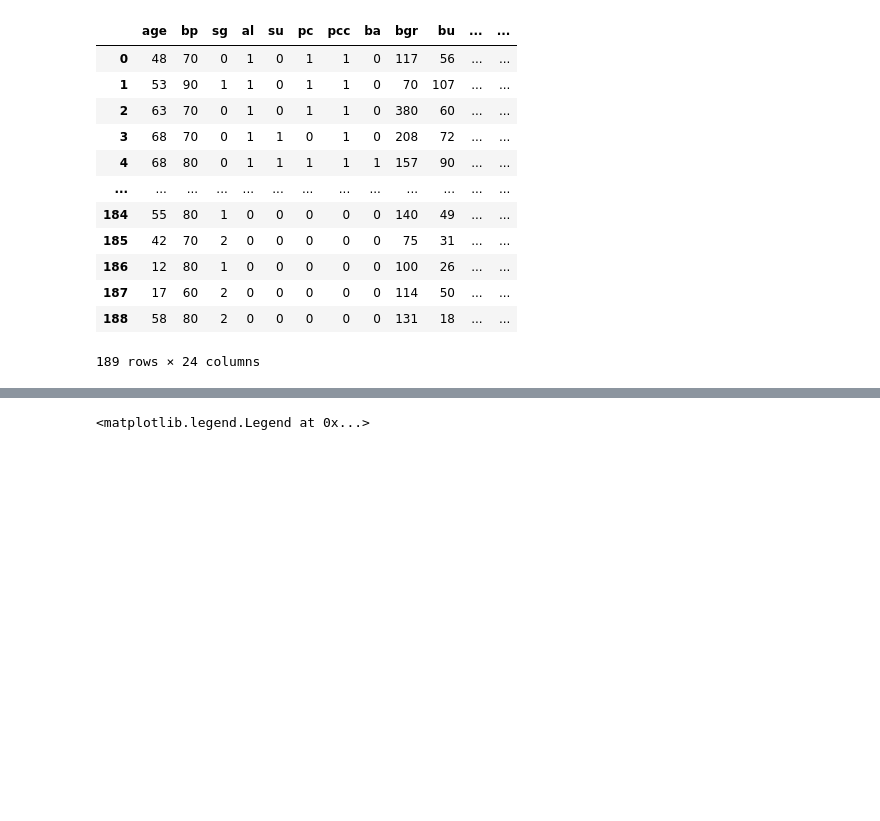
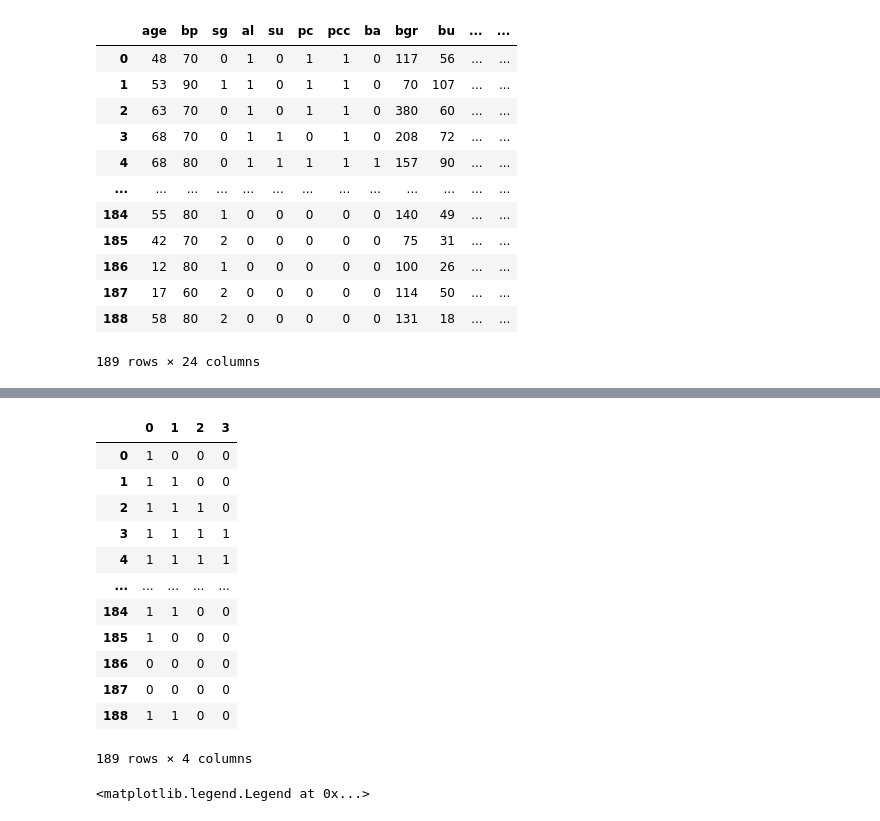
Before and after one commit to laurentlam/rodm_ensta, a Jupyter notebook: src/data_analysis.ipynb, the cells around one changed output, grey strips where cells are left out. Saved outputs shown, nothing was run; the diff lists cells and outputs as text; code cells hidden in the pictures; blank space fills up the shorter version.

```diff
--- a/src/data_analysis.ipynb
+++ b/src/data_analysis.ipynb
@@ -197,3 +271,19 @@ ft = 'bgr'
+# %%
+df_reprocessed['age'].apply(lambda x: pd.Series([int(x>0), int(x>1), int(x>2), int(x>3)]))
+# %% [output]
+|  | 0 | 1 | 2 | 3 |
+| 0 | 1 | 0 | 0 | 0 |
+| 1 | 1 | 1 | 0 | 0 |
+| 2 | 1 | 1 | 1 | 0 |
+| 3 | 1 | 1 | 1 | 1 |
+| 4 | 1 | 1 | 1 | 1 |
+| ... | ... | ... | ... | ... |
+| 184 | 1 | 1 | 0 | 0 |
+| 185 | 1 | 0 | 0 | 0 |
+| 186 | 0 | 0 | 0 | 0 |
+| 187 | 0 | 0 | 0 | 0 |
+| 188 | 1 | 1 | 0 | 0 |
+189 rows × 4 columns
 # %%
 import matplotlib.pyplot as plt
 
```
Also changed, not shown: parts of 9 cells of this notebook, 1 other file.
